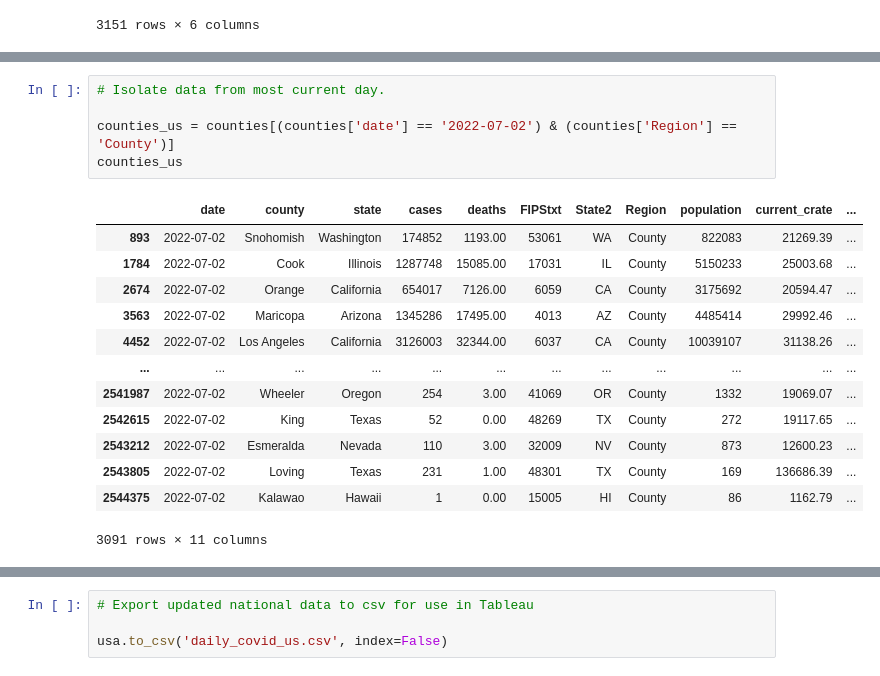
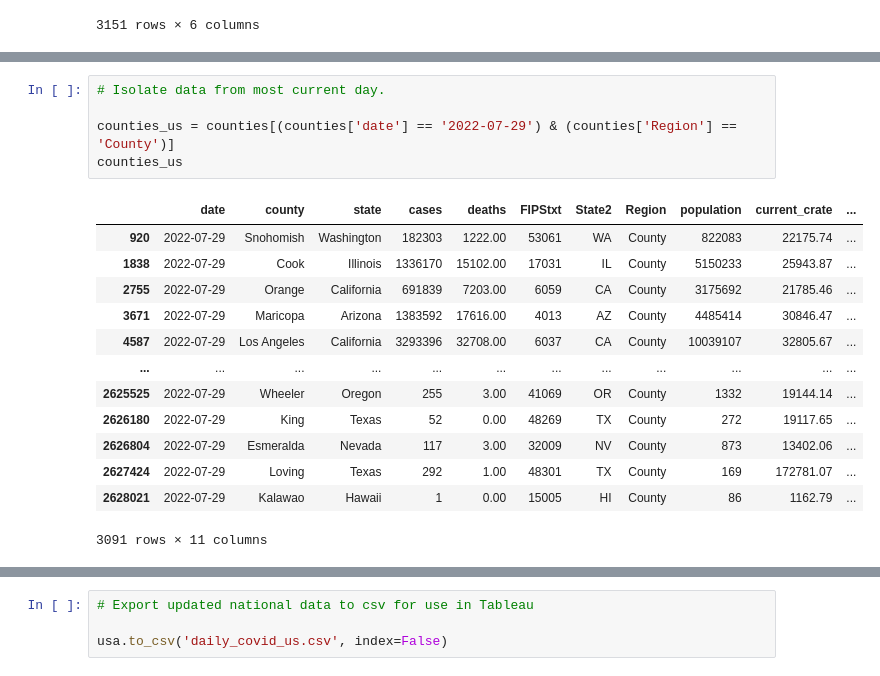
Before and after one commit to menlodoug/covid_crunching, a Jupyter notebook: pandas/COVID_USA.ipynb, the cells around one changed output, grey strips where cells are left out. Drawn from its saved outputs; the diff is of its cells as text.

```diff
--- a/pandas/COVID_USA.ipynb
+++ b/pandas/COVID_USA.ipynb
@@ -101,21 +101,21 @@ counties
 # %%
 # Isolate data from most current day.
 
-counties_us = counties[(counties['date'] == '2022-07-02') & (counties['Region'] == 'County')]
+counties_us = counties[(counties['date'] == '2022-07-29') & (counties['Region'] == 'County')]
 counties_us
 # %% [output]
 |  | date | county | state | cases | deaths | FIPStxt | State2 | Region | population | current_crate | ... |
-| 893 | 2022-07-02 | Snohomish | Washington | 174852 | 1193.00 | 53061 | WA | County | 822083 | 21269.39 | ... |
-| 1784 | 2022-07-02 | Cook | Illinois | 1287748 | 15085.00 | 17031 | IL | County | 5150233 | 25003.68 | ... |
-| 2674 | 2022-07-02 | Orange | California | 654017 | 7126.00 | 6059 | CA | County | 3175692 | 20594.47 | ... |
-| 3563 | 2022-07-02 | Maricopa | Arizona | 1345286 | 17495.00 | 4013 | AZ | County | 4485414 | 29992.46 | ... |
-| 4452 | 2022-07-02 | Los Angeles | California | 3126003 | 32344.00 | 6037 | CA | County | 10039107 | 31138.26 | ... |
+| 920 | 2022-07-29 | Snohomish | Washington | 182303 | 1222.00 | 53061 | WA | County | 822083 | 22175.74 | ... |
+| 1838 | 2022-07-29 | Cook | Illinois | 1336170 | 15102.00 | 17031 | IL | County | 5150233 | 25943.87 | ... |
+| 2755 | 2022-07-29 | Orange | California | 691839 | 7203.00 | 6059 | CA | County | 3175692 | 21785.46 | ... |
+| 3671 | 2022-07-29 | Maricopa | Arizona | 1383592 | 17616.00 | 4013 | AZ | County | 4485414 | 30846.47 | ... |
+| 4587 | 2022-07-29 | Los Angeles | California | 3293396 | 32708.00 | 6037 | CA | County | 10039107 | 32805.67 | ... |
 | ... | ... | ... | ... | ... | ... | ... | ... | ... | ... | ... | ... |
-| 2541987 | 2022-07-02 | Wheeler | Oregon | 254 | 3.00 | 41069 | OR | County | 1332 | 19069.07 | ... |
-| 2542615 | 2022-07-02 | King | Texas | 52 | 0.00 | 48269 | TX | County | 272 | 19117.65 | ... |
-| 2543212 | 2022-07-02 | Esmeralda | Nevada | 110 | 3.00 | 32009 | NV | County | 873 | 12600.23 | ... |
-| 2543805 | 2022-07-02 | Loving | Texas | 231 | 1.00 | 48301 | TX | County | 169 | 136686.39 | ... |
-| 2544375 | 2022-07-02 | Kalawao | Hawaii | 1 | 0.00 | 15005 | HI | County | 86 | 1162.79 | ... |
+| 2625525 | 2022-07-29 | Wheeler | Oregon | 255 | 3.00 | 41069 | OR | County | 1332 | 19144.14 | ... |
+| 2626180 | 2022-07-29 | King | Texas | 52 | 0.00 | 48269 | TX | County | 272 | 19117.65 | ... |
+| 2626804 | 2022-07-29 | Esmeralda | Nevada | 117 | 3.00 | 32009 | NV | County | 873 | 13402.06 | ... |
+| 2627424 | 2022-07-29 | Loving | Texas | 292 | 1.00 | 48301 | TX | County | 169 | 172781.07 | ... |
+| 2628021 | 2022-07-29 | Kalawao | Hawaii | 1 | 0.00 | 15005 | HI | County | 86 | 1162.79 | ... |
 3091 rows × 11 columns
 # %%
 # Create up to date rates so rankings can be performed using the latest data.
```
Also changed, not shown: parts of 14 cells of this notebook, 50 other files.
